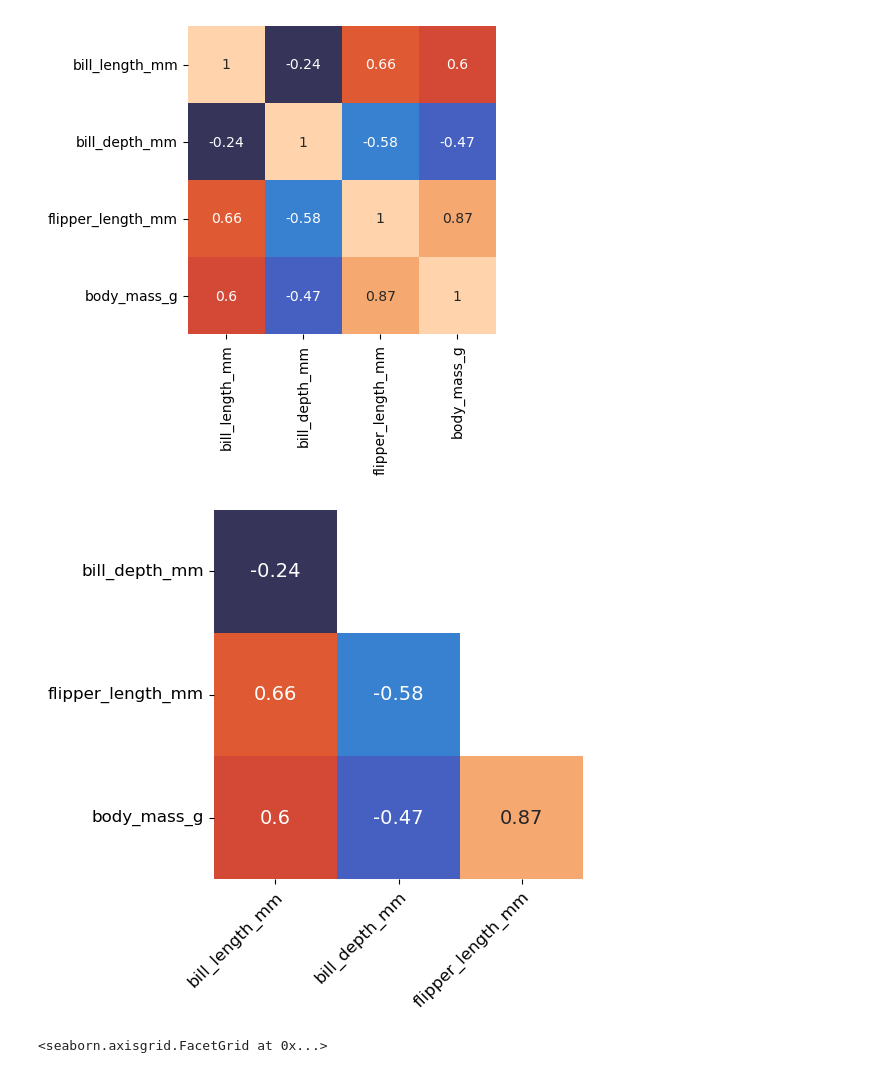
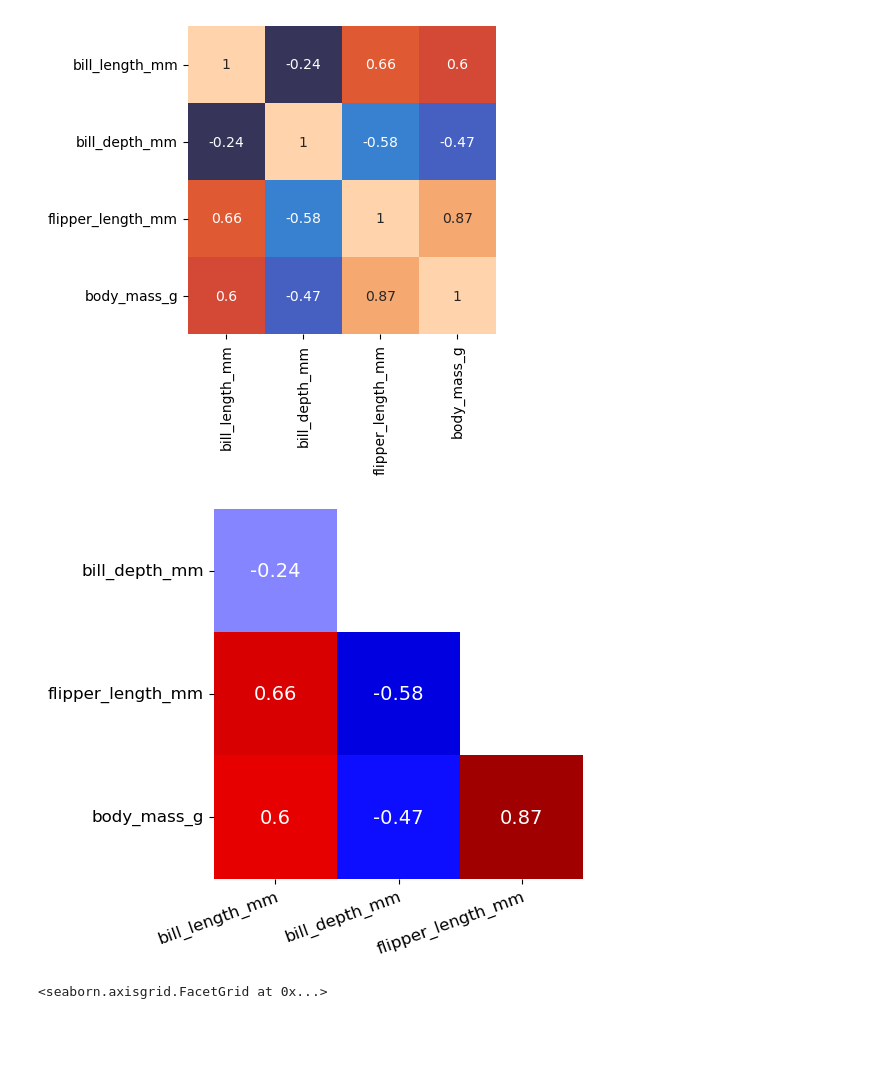
Before and after one commit to akodiro1/Data-Visualization-with-Python, a Jupyter notebook: 1-Seaborn-code.ipynb, the cells around one changed output. Saved outputs shown, nothing was run; the diff lists cells and outputs as text; code cells hidden in the pictures; blank space fills up the shorter version.

```diff
--- a/1-Seaborn-code.ipynb
+++ b/1-Seaborn-code.ipynb
@@ -401,21 +452,22 @@ import numpy as np
 # %%
 corr = penguins.select_dtypes("number").corr()
 # add corr significance? (p-value? or stars for significance level?)
 sns.heatmap(
     corr.iloc[1:, :-1],
     vmin=-1,
     vmax=1,
     center=0,
     annot=True,
     square=True,
     mask=np.triu(corr)[1:, :-1],
     annot_kws={"fontsize": 14},
+    cmap="seismic",
     cbar=False,
 ).tick_params(labelsize=12)
-plt.xticks(rotation=45, ha="right", rotation_mode="anchor");
-plt.yticks(rotation=0, ha="right", rotation_mode="anchor");
+plt.xticks(rotation=20, ha="right", rotation_mode="anchor")
+plt.yticks(rotation=0);
 # %% [output]
-[figure, old version]
+[figure, new version]
 # %%
 # =================================================-
 #### Slide 25: Format plots in seaborn (cont'd)  ####
```
Also changed, not shown: parts of 16 cells of this notebook.
